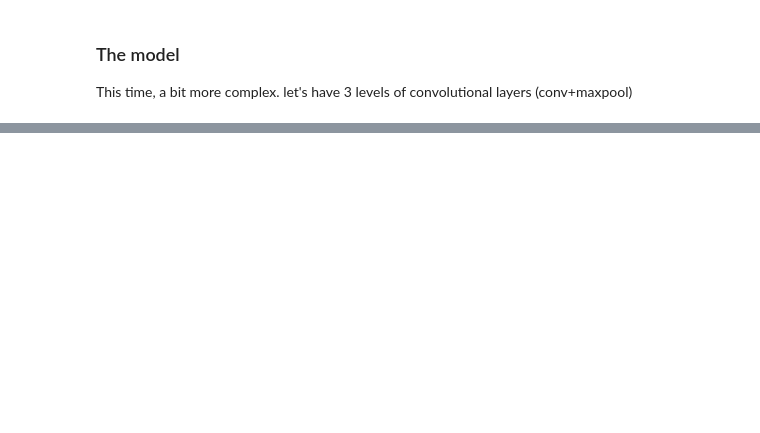
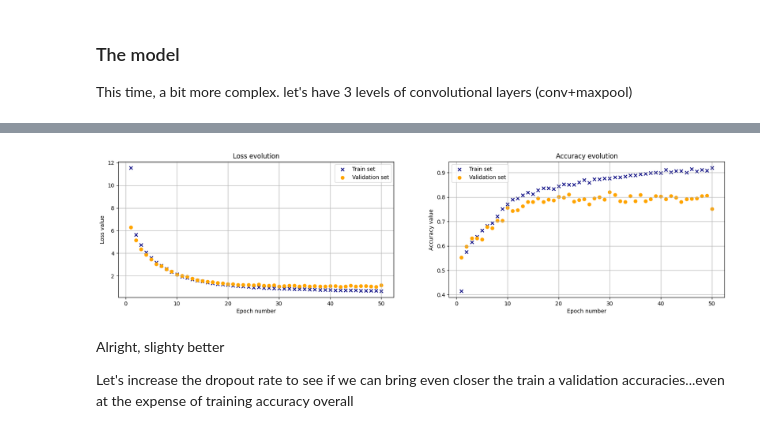
Before and after one commit to DrBlancoPortals/tensorflow-projects, a Jupyter notebook: colab_tutorials/image_classification_from_directories_and_kaggle.ipynb, the cells around one changed output, grey strips where cells are left out. Drawn from its saved outputs; the diff is of its cells as text; code cells hidden in the pictures; blank space fills up the shorter version.

```diff
--- a/colab_tutorials/image_classification_from_directories_and_kaggle.ipynb
+++ b/colab_tutorials/image_classification_from_directories_and_kaggle.ipynb
@@ -331,0 +677,3 @@ tf.keras.backend.clear_session()
+# %%
+model = create_compile_default_model(regularization='l2', regularize_fully_connected=True, include_dropout=True,dropout_rate=0.1)
+model.summary()
@@ -331,0 +698,3 @@ tf.keras.backend.clear_session()
+# %%
+epoch_callback = Stopping_Train_Callback(0.95, 0.8)
+model_h = model.fit(train_dataset, epochs = 50, validation_data=test_dataset, callbacks=[epoch_callback])
@@ -331,0 +719,9 @@ tf.keras.backend.clear_session()
+# %%
+figure3 = get_plts_from_model(model_h)
+figure3
+# %% [output]
+[figure, added]
+# %% [markdown]
+Alright, slighty better
+
+Let's increase the dropout rate to see if we can bring even closer the train a validation accuracies...even at the expense of training accuracy overall
```
Also changed, not shown: parts of 73 cells of this notebook.
